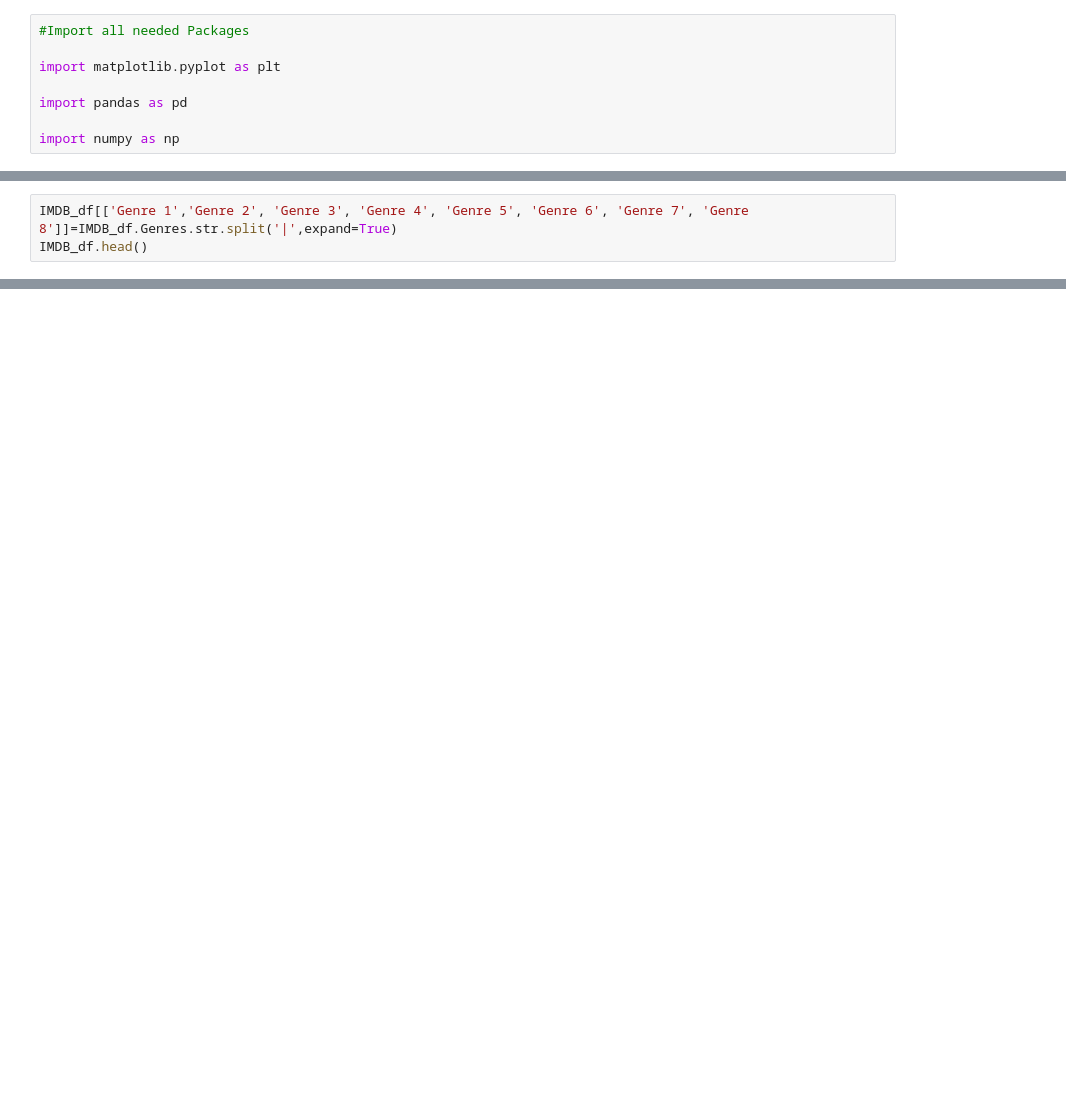
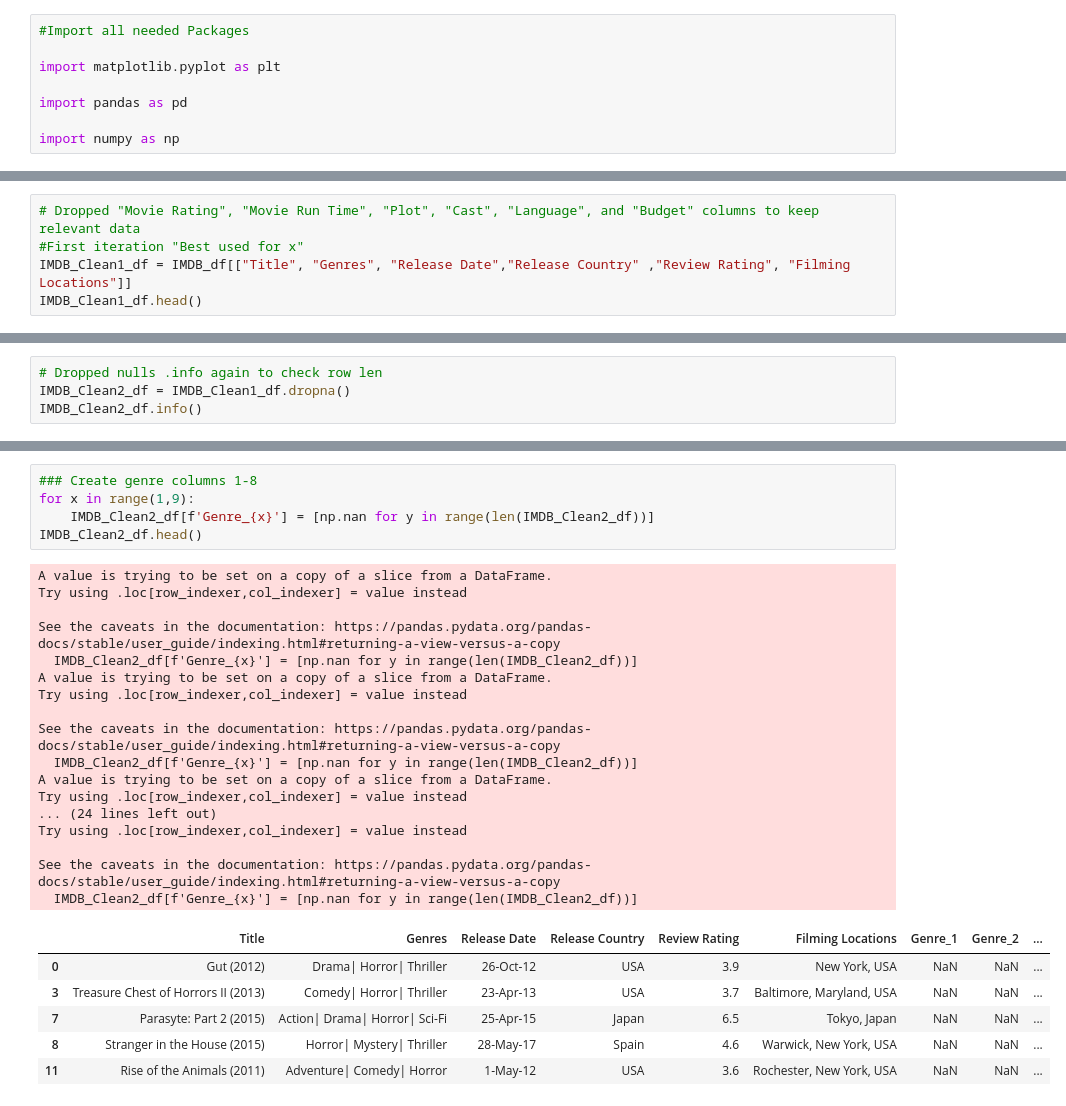
Before and after one commit to PerryMark773/Project-1-Team-1, a Jupyter notebook: main.ipynb, the cells around one changed output, grey strips where cells are left out. Drawn from its saved outputs; the diff is of its cells as text; blank space fills up the shorter version.

```diff
--- a/main.ipynb
+++ b/main.ipynb
@@ -17,6 +17,3 @@ IMDB_df.head()
 | 2 | Sleepwalking (2017) | Horror | 21-Oct-17 | Canada | NaN | NaN | NaN | Directed by David Briggs. With Al... | ... |
 | 3 | Treasure Chest of Horrors II (2013) | Comedy| Horror| Thriller | 23-Apr-13 | USA | NOT RATED | 3.7 | 82 min | Directed by M. Kelley, Shawn C. P... | ... |
 | 4 | Infidus (2015) | Crime| Drama| Horror | 10-Apr-15 | USA | NaN | 5.8 | 80 min | Directed by Giulio De Santi. With... | ... |
-# %%
-IMDB_df[['Genre 1','Genre 2', 'Genre 3', 'Genre 4', 'Genre 5', 'Genre 6', 'Genre 7', 'Genre 8']]=IMDB_df.Genres.str.split('|',expand=True)
-IMDB_df.head()
@@ -24,0 +56,5 @@ ValueError: Columns must be same length as key
+# %%
+# Dropped "Movie Rating", "Movie Run Time", "Plot", "Cast", "Language", and "Budget" columns to keep relevant data
+#First iteration "Best used for x"
+IMDB_Clean1_df = IMDB_df[["Title", "Genres", "Release Date","Release Country" ,"Review Rating", "Filming Locations"]]
+IMDB_Clean1_df.head()
@@ -24,0 +85,4 @@ ValueError: Columns must be same length as key
+# %%
+# Dropped nulls .info again to check row len
+IMDB_Clean2_df = IMDB_Clean1_df.dropna()
+IMDB_Clean2_df.info()
@@ -24,0 +148,29 @@ ValueError: Columns must be same length as key
+# %%
+### Create genre columns 1-8
+for x in range(1,9):
+    IMDB_Clean2_df[f'Genre_{x}'] = [np.nan for y in range(len(IMDB_Clean2_df))]
+IMDB_Clean2_df.head()
+# %% [output]
+A value is trying to be set on a copy of a slice from a DataFrame.
+Try using .loc[row_indexer,col_indexer] = value instead
+
+See the caveats in the documentation: https://pandas.pydata.org/pandas-docs/stable/user_guide/indexing.html#returning-a-view-versus-a-copy
+  IMDB_Clean2_df[f'Genre_{x}'] = [np.nan for y in range(len(IMDB_Clean2_df))]
+A value is trying to be set on a copy of a slice from a DataFrame.
+Try using .loc[row_indexer,col_indexer] = value instead
+
+See the caveats in the documentation: https://pandas.pydata.org/pandas-docs/stable/user_guide/indexing.html#returning-a-view-versus-a-copy
+  IMDB_Clean2_df[f'Genre_{x}'] = [np.nan for y in range(len(IMDB_Clean2_df))]
+A value is trying to be set on a copy of a slice from a DataFrame.
+Try using .loc[row_indexer,col_indexer] = value instead
+... (24 lines left out)
+Try using .loc[row_indexer,col_indexer] = value instead
+
+See the caveats in the documentation: https://pandas.pydata.org/pandas-docs/stable/user_guide/indexing.html#returning-a-view-versus-a-copy
+  IMDB_Clean2_df[f'Genre_{x}'] = [np.nan for y in range(len(IMDB_Clean2_df))]
+|  | Title | Genres | Release Date | Release Country | Review Rating | Filming Locations | Genre_1 | Genre_2 | ... |
+| 0 | Gut (2012) | Drama| Horror| Thriller | 26-Oct-12 | USA | 3.9 | New York, USA | NaN | NaN | ... |
+| 3 | Treasure Chest of Horrors II (2013) | Comedy| Horror| Thriller | 23-Apr-13 | USA | 3.7 | Baltimore, Maryland, USA | NaN | NaN | ... |
+| 7 | Parasyte: Part 2 (2015) | Action| Drama| Horror| Sci-Fi | 25-Apr-15 | Japan | 6.5 | Tokyo, Japan | NaN | NaN | ... |
+| 8 | Stranger in the House (2015) | Horror| Mystery| Thriller | 28-May-17 | Spain | 4.6 | Warwick, New York, USA | NaN | NaN | ... |
+| 11 | Rise of the Animals (2011) | Adventure| Comedy| Horror | 1-May-12 | USA | 3.6 | Rochester, New York, USA | NaN | NaN | ... |
```
Also changed, not shown: parts of 19 cells of this notebook, 1 other file.
